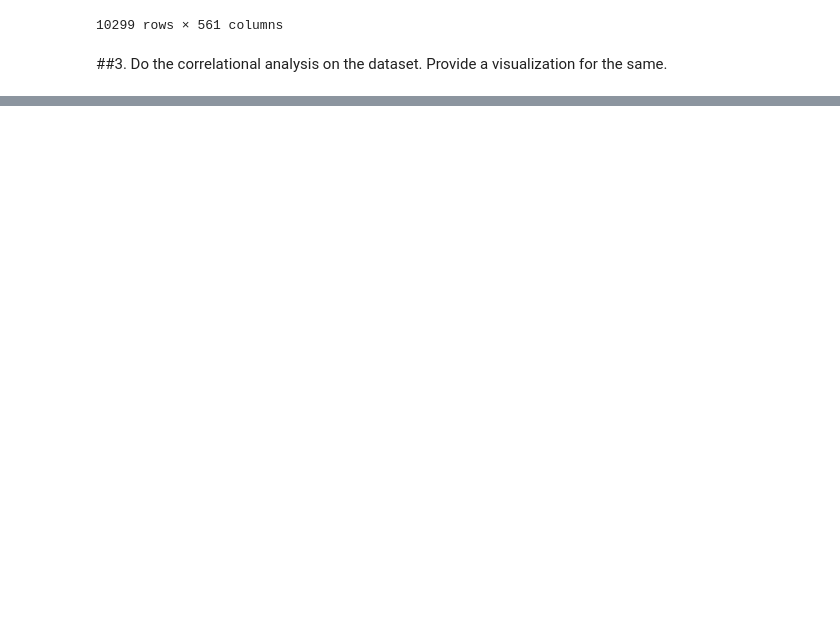
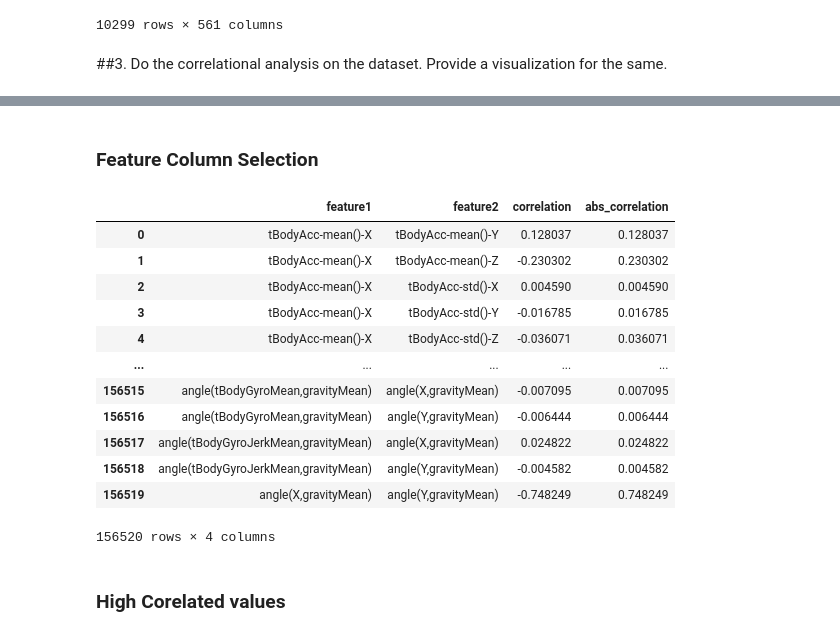
Before and after one commit to mshamesh/HumanActivityRecognition, a Jupyter notebook: Smartphones_assignment.ipynb, the cells around one changed output, grey strips where cells are left out. Saved outputs shown, nothing was run; the diff lists cells and outputs as text; code cells hidden in the pictures; blank space fills up the shorter version.

```diff
--- a/Smartphones_assignment.ipynb
+++ b/Smartphones_assignment.ipynb
@@ -356,0 +385,42 @@ plt.show()
+# %% [markdown]
+### Feature Column Selection
+# %%
+# Calculate the correlation values
+feature_cols = normalized_df.columns[:-1]
+corr_values = normalized_df[feature_cols].corr()
+
+# Simplify by emptying all the data below the diagonal
+tril_index = np.tril_indices_from(corr_values)
+
+# Make the unused values NaNs
+for coord in zip(*tril_index):
+    corr_values.iloc[coord[0], coord[1]] = np.NaN
+
+# Stack the data and convert to a data frame
+corr_values = (corr_values
+               .stack()
+               .to_frame()
+               .reset_index()
+               .rename(columns={'level_0':'feature1',
+                                'level_1':'feature2',
+                                0:'correlation'}))
+
+# Get the absolute values for sorting
+corr_values['abs_correlation'] = corr_values.correlation.abs()
+corr_values
+# %% [output]
+|  | feature1 | feature2 | correlation | abs_correlation |
+| 0 | tBodyAcc-mean()-X | tBodyAcc-mean()-Y | 0.128037 | 0.128037 |
+| 1 | tBodyAcc-mean()-X | tBodyAcc-mean()-Z | -0.230302 | 0.230302 |
+| 2 | tBodyAcc-mean()-X | tBodyAcc-std()-X | 0.004590 | 0.004590 |
+| 3 | tBodyAcc-mean()-X | tBodyAcc-std()-Y | -0.016785 | 0.016785 |
+| 4 | tBodyAcc-mean()-X | tBodyAcc-std()-Z | -0.036071 | 0.036071 |
+| ... | ... | ... | ... | ... |
+| 156515 | angle(tBodyGyroMean,gravityMean) | angle(X,gravityMean) | -0.007095 | 0.007095 |
+| 156516 | angle(tBodyGyroMean,gravityMean) | angle(Y,gravityMean) | -0.006444 | 0.006444 |
+| 156517 | angle(tBodyGyroJerkMean,gravityMean) | angle(X,gravityMean) | 0.024822 | 0.024822 |
+| 156518 | angle(tBodyGyroJerkMean,gravityMean) | angle(Y,gravityMean) | -0.004582 | 0.004582 |
+| 156519 | angle(X,gravityMean) | angle(Y,gravityMean) | -0.748249 | 0.748249 |
+156520 rows × 4 columns
+# %% [markdown]
+### High Corelated values
```
Also changed, not shown: parts of 37 cells of this notebook.
